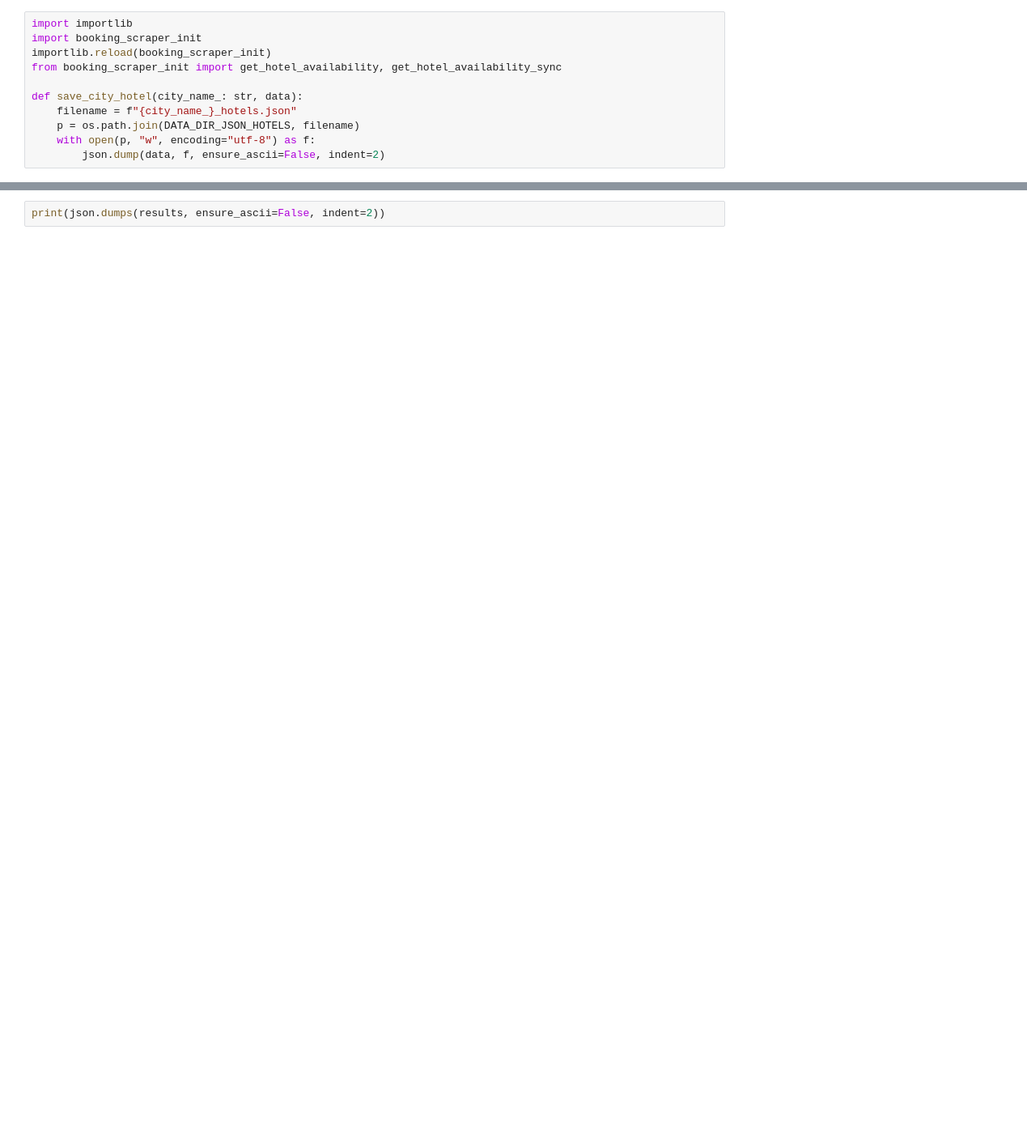
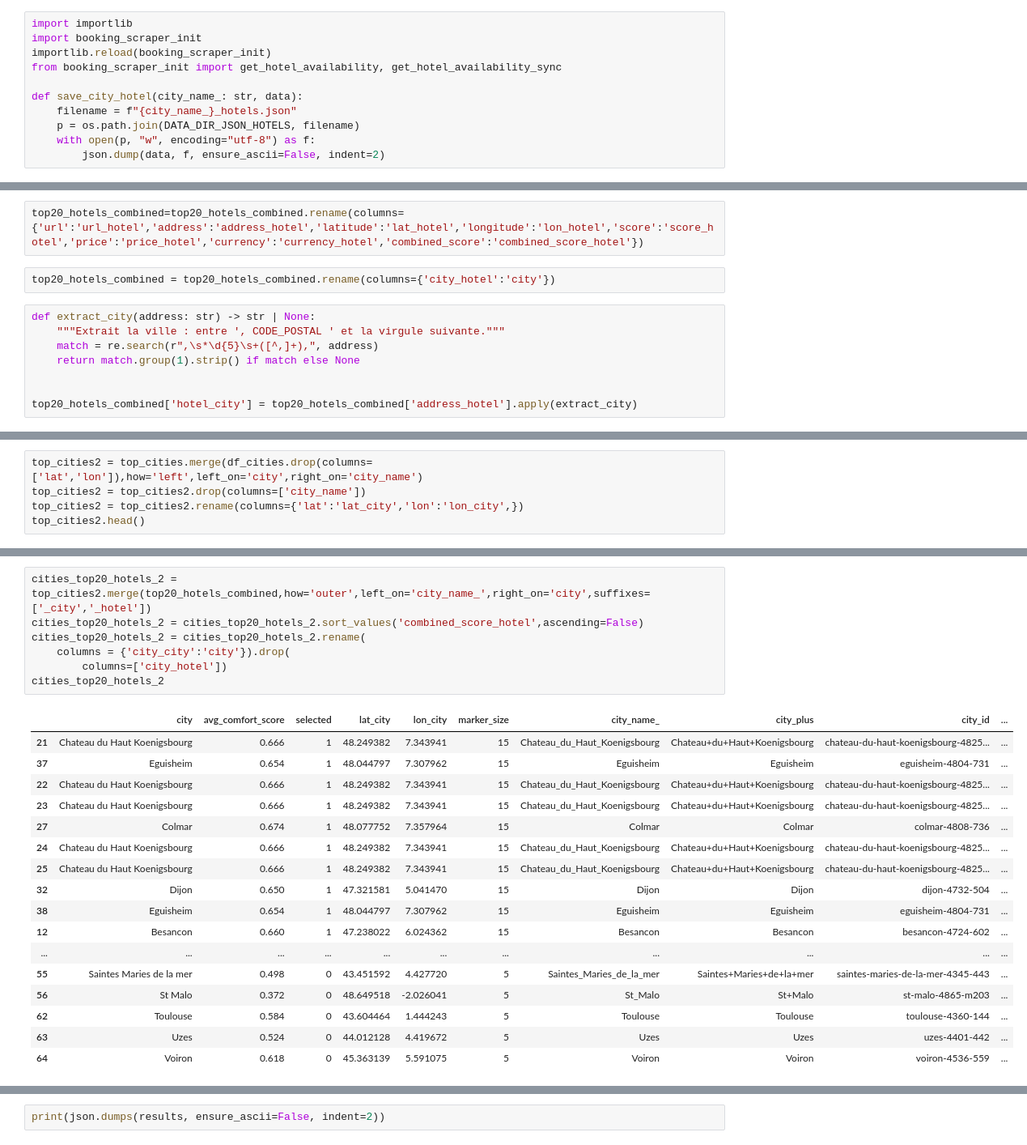
Before and after one commit to cyrilbraguy/Bl1_kayak, a Jupyter notebook: src/01-Plan_your_trip_with_Kayak_cyril.ipynb, the cells around one changed output, grey strips where cells are left out. Shown at 81% size. Saved outputs shown, nothing was run; the diff lists cells and outputs as text; blank space fills up the shorter version.

```diff
--- a/src/01-Plan_your_trip_with_Kayak_cyril.ipynb
+++ b/src/01-Plan_your_trip_with_Kayak_cyril.ipynb
@@ -1179,0 +1245,12 @@ ATTENTION : get_hotel_availability_sync() est un wrapper synchrone pour Jupyter/
+# %%
+top20_hotels_combined=top20_hotels_combined.rename(columns={'url':'url_hotel','address':'address_hotel','latitude':'lat_hotel','longitude':'lon_hotel','score':'score_hotel','price':'price_hotel','currency':'currency_hotel','combined_score':'combined_score_hotel'})
+# %%
+top20_hotels_combined = top20_hotels_combined.rename(columns={'city_hotel':'city'})
+# %%
+def extract_city(address: str) -> str | None:
+    """Extrait la ville : entre ', CODE_POSTAL ' et la virgule suivante."""
+    match = re.search(r",\s*\d{5}\s+([^,]+),", address)
+    return match.group(1).strip() if match else None
+
+
+top20_hotels_combined['hotel_city'] = top20_hotels_combined['address_hotel'].apply(extract_city)
@@ -1201,0 +1317,5 @@ Top 20 hotels (combined score & price):
+# %%
+top_cities2 = top_cities.merge(df_cities.drop(columns=['lat','lon']),how='left',left_on='city',right_on='city_name')
+top_cities2 = top_cities2.drop(columns=['city_name'])
+top_cities2 = top_cities2.rename(columns={'lat':'lat_city','lon':'lon_city',})
+top_cities2.head()
@@ -1202,3 +1338,28 @@ Top 20 hotels (combined score & price):
+# %%
+cities_top20_hotels_2 = top_cities2.merge(top20_hotels_combined,how='outer',left_on='city_name_',right_on='city',suffixes=['_city','_hotel'])
+cities_top20_hotels_2 = cities_top20_hotels_2.sort_values('combined_score_hotel',ascending=False)
+cities_top20_hotels_2 = cities_top20_hotels_2.rename(
+    columns = {'city_city':'city'}).drop(
+        columns=['city_hotel'])
+cities_top20_hotels_2
+# %% [output]
+|  | city | avg_comfort_score | selected | lat_city | lon_city | marker_size | city_name_ | city_plus | city_id | ... |
+| 21 | Chateau du Haut Koenigsbourg | 0.666 | 1 | 48.249382 | 7.343941 | 15 | Chateau_du_Haut_Koenigsbourg | Chateau+du+Haut+Koenigsbourg | chateau-du-haut-koenigsbourg-4825... | ... |
+| 37 | Eguisheim | 0.654 | 1 | 48.044797 | 7.307962 | 15 | Eguisheim | Eguisheim | eguisheim-4804-731 | ... |
+| 22 | Chateau du Haut Koenigsbourg | 0.666 | 1 | 48.249382 | 7.343941 | 15 | Chateau_du_Haut_Koenigsbourg | Chateau+du+Haut+Koenigsbourg | chateau-du-haut-koenigsbourg-4825... | ... |
+| 23 | Chateau du Haut Koenigsbourg | 0.666 | 1 | 48.249382 | 7.343941 | 15 | Chateau_du_Haut_Koenigsbourg | Chateau+du+Haut+Koenigsbourg | chateau-du-haut-koenigsbourg-4825... | ... |
+| 27 | Colmar | 0.674 | 1 | 48.077752 | 7.357964 | 15 | Colmar | Colmar | colmar-4808-736 | ... |
+| 24 | Chateau du Haut Koenigsbourg | 0.666 | 1 | 48.249382 | 7.343941 | 15 | Chateau_du_Haut_Koenigsbourg | Chateau+du+Haut+Koenigsbourg | chateau-du-haut-koenigsbourg-4825... | ... |
+| 25 | Chateau du Haut Koenigsbourg | 0.666 | 1 | 48.249382 | 7.343941 | 15 | Chateau_du_Haut_Koenigsbourg | Chateau+du+Haut+Koenigsbourg | chateau-du-haut-koenigsbourg-4825... | ... |
+| 32 | Dijon | 0.650 | 1 | 47.321581 | 5.041470 | 15 | Dijon | Dijon | dijon-4732-504 | ... |
+| 38 | Eguisheim | 0.654 | 1 | 48.044797 | 7.307962 | 15 | Eguisheim | Eguisheim | eguisheim-4804-731 | ... |
+| 12 | Besancon | 0.660 | 1 | 47.238022 | 6.024362 | 15 | Besancon | Besancon | besancon-4724-602 | ... |
+| ... | ... | ... | ... | ... | ... | ... | ... | ... | ... | ... |
+| 55 | Saintes Maries de la mer | 0.498 | 0 | 43.451592 | 4.427720 | 5 | Saintes_Maries_de_la_mer | Saintes+Maries+de+la+mer | saintes-maries-de-la-mer-4345-443 | ... |
+| 56 | St Malo | 0.372 | 0 | 48.649518 | -2.026041 | 5 | St_Malo | St+Malo | st-malo-4865-m203 | ... |
+| 62 | Toulouse | 0.584 | 0 | 43.604464 | 1.444243 | 5 | Toulouse | Toulouse | toulouse-4360-144 | ... |
+| 63 | Uzes | 0.524 | 0 | 44.012128 | 4.419672 | 5 | Uzes | Uzes | uzes-4401-442 | ... |
+| 64 | Voiron | 0.618 | 0 | 45.363139 | 5.591075 | 5 | Voiron | Voiron | voiron-4536-559 | ... |
 # %%
 city = "collioure"
 results = get_hotel_availability_sync(
```
Also changed, not shown: parts of 31 cells of this notebook, 21 other files.
